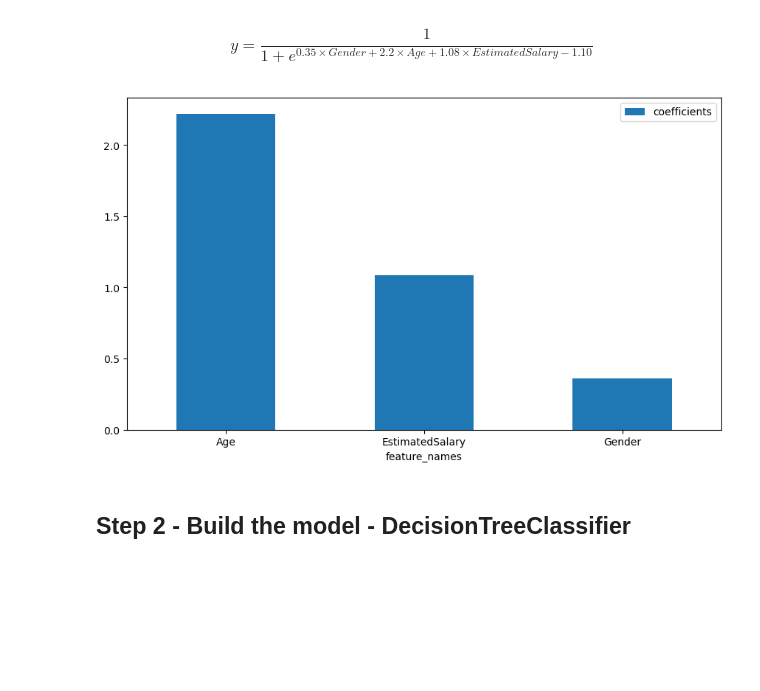
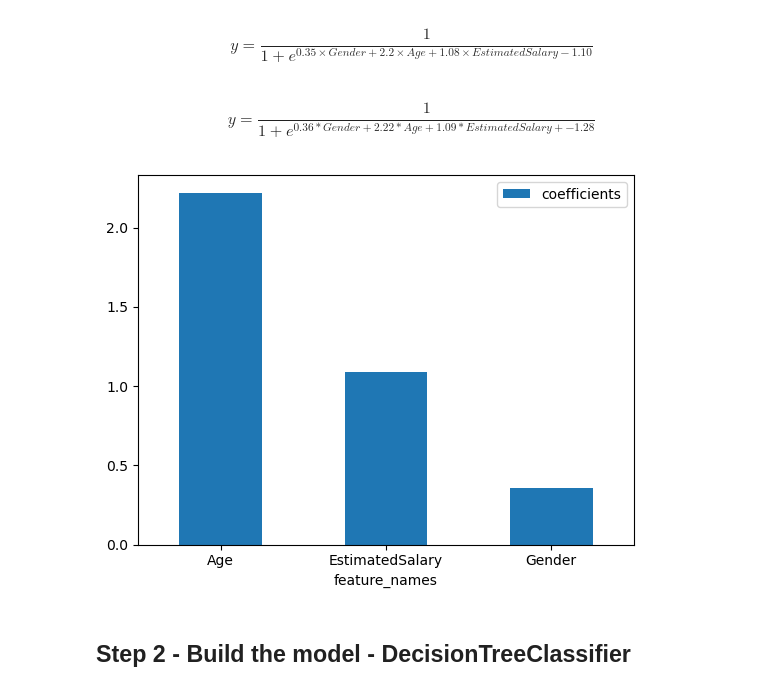
Before and after one commit to 40tude/Data_Essentials_Stage_Oct_2023, a Jupyter notebook: 03_template_lite_classification.ipynb, the cells around one changed output. Cells and saved outputs as stored; diff of their text form; code cells hidden in the pictures; blank space fills up the shorter version.

Commit message:
Relecture et question rapports

```diff
--- a/03_template_lite_classification.ipynb
+++ b/03_template_lite_classification.ipynb
@@ -260,13 +260,14 @@ If you want to interpret coefficients, make sure you `NORMALIZED` your data in t
 
 feature_importance = pd.DataFrame({
     "feature_names": X.columns,
-    "coefficients" : classifier.coef_.squeeze() # CAREFUL HERE. We need to access first index of our list because
+    "coefficients" : classifier.coef_.squeeze() # ! Bien comprendre ce qui se passe ici
+                                                # CAREFUL HERE. We need to access first index of our list because
                                                 # Data needs to be 1 dimensional
                                                 # That's what .squeeze() is for
 })
 
-# print(feature_importance)
-print(feature_importance.sort_values(by="coefficients", ascending=False))
+feature_importance.sort_values(by="coefficients", ascending=False, inplace=True)
+print(feature_importance)
 print("Constant is                    : ", classifier.intercept_)
 # %% [output]
      feature_names  coefficients
@@ -278,11 +279,37 @@ Constant is                    :  [-1.27921518]
 $$
 y = \frac{1}{1+e^{0.35 \times Gender + 2.2 \times Age + 1.08 \times EstimatedSalary - 1.10}}
 $$
+# %%
+# En chantier : Voir que par rapport à l'équation précédente, ici on écrit la formule avec les variables
+# Comme ça si ça les valeurs changent on à rien à faire.
+
+# TODO : à terminer et à rendre encore plus générique
+
+from IPython.display import Latex
+feature0 = feature_importance.loc[0, "feature_names"]
+coef0 = feature_importance.loc[0, "coefficients"].round(2)
+
+feature1 = feature_importance.loc[1, "feature_names"]
+coef1 = feature_importance.loc[1, "coefficients"].round(2)
+
+feature2 = feature_importance.loc[2, "feature_names"]
+coef2 = feature_importance.loc[2, "coefficients"].round(2)
+
+constant = classifier.intercept_[0].round(2)
+
+Latex(f"""\\begin{{equation*}}
+y = \\frac{1}{{1 + e^{{   {coef0}*{feature0}  + {coef1}*{feature1}  + {coef2}*{feature2}  + {constant}   }}                      }}
+\\end{{equation*}}
+""")
+# %% [output]
+\begin{equation*}
+y = \frac1{1 + e^{   0.36*Gender  + 2.22*Age  + 1.09*EstimatedSalary  + -1.28   }                      }
+\end{equation*}
 # %%
-_ = feature_importance.sort_values(by="coefficients", ascending=False).plot(kind="bar", x="feature_names", figsize=(16*.65, 9*.65))
+_ = feature_importance.sort_values(by="coefficients", ascending=False).plot(kind="bar", x="feature_names") # , figsize=(16*.65, 9*.65)
 _ = plt.xticks(rotation=0)
 # %% [output]
-[figure, old version]
+[figure, new version]
 # %% [markdown]
 ## Step 2 - Build the model - DecisionTreeClassifier
 # %% [markdown]
```
Also changed, not shown: parts of 11 cells of this notebook, 4 other files.
